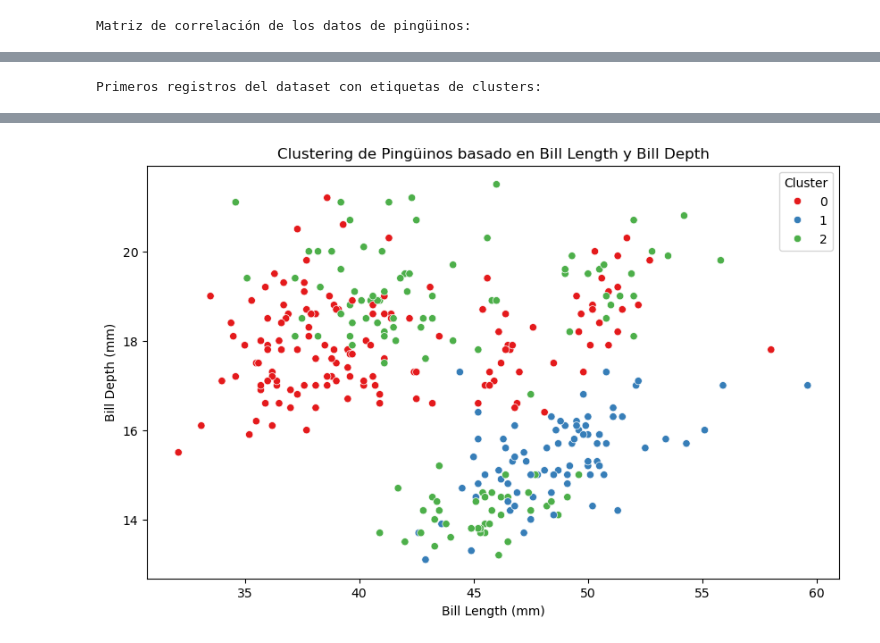
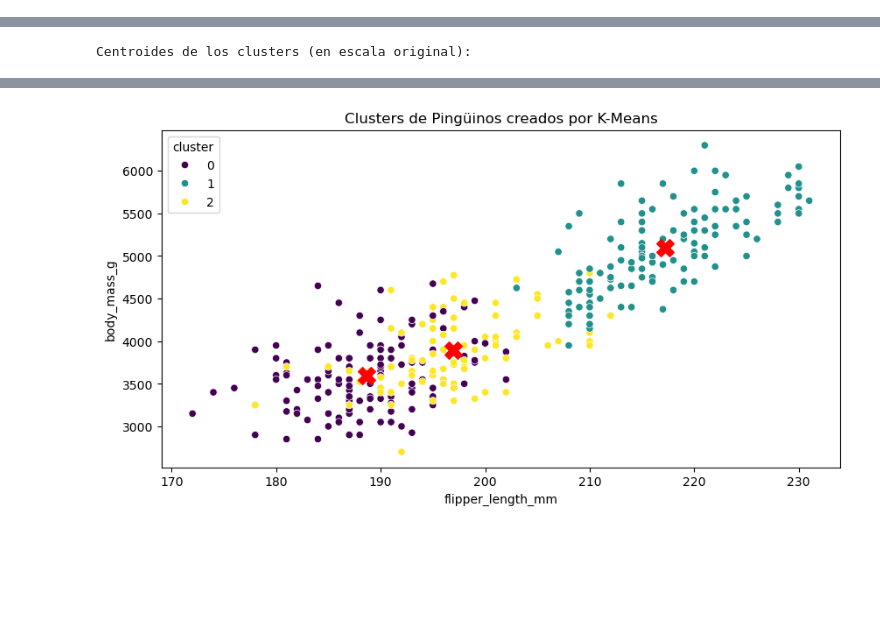
Before and after one commit to pprezp/DSRN_UAEMEX, a Jupyter notebook: Modulo_03/Proyecto/Palmer_Penguins.ipynb, the cells around one changed output, grey strips where cells are left out. Drawn from its saved outputs; the diff is of its cells as text; code cells hidden in the pictures; blank space fills up the shorter version.

```diff
--- a/Modulo_03/Proyecto/Palmer_Penguins.ipynb
+++ b/Modulo_03/Proyecto/Palmer_Penguins.ipynb
@@ -1,54 +1,51 @@
 # %%
-# Importando librerías necesarias
+# Importando las librerías necesarias
+
+import seaborn as sns
 import pandas as pd
-import seaborn as sns
 import matplotlib.pyplot as plt
+import numpy as np
+from sklearn.tree import DecisionTreeClassifier, plot_tree
+from sklearn.metrics import classification_report
 from sklearn.cluster import KMeans
+from sklearn.preprocessing import StandardScaler
+from sklearn.model_selection import train_test_split
+from sklearn.svm import SVC
 
-
-# Cargando el dataset de pingüinos
+# Cargando el dataser
 df = sns.load_dataset('penguins')
 
-# Mostrando las primeras filas del dataset
-print('Primeros registros del dataset de pingüinos:')
-display(df.head())
+# Limpiando los datos (eliminando filas con valores faltantes)
+df_clean = df.dropna().copy()
 
-# Preprocesando la informacion y limpiandola
-df_sin_NAN = df.dropna()
+# Seleccionando las características numéricas para el clustering
+caracteristicas = ['bill_length_mm', 'bill_depth_mm', 'flipper_length_mm', 'body_mass_g']
+X = df_clean[caracteristicas]
+y = df_clean['species']
 
-df_cat = pd.get_dummies(df_sin_NAN, columns=['island'], prefix='island', dtype=int)
-df_cat['sex'] = df_cat['sex'].map({'Male': 1, 'Female': 0})
+# Verificar que los datos estén correctos antes de escalar
+print("Primeras filas de las características seleccionadas:")
+display(X.head(5))
 
-# Mostrando las primeras filas del dataset preprocesado con one-hot encoding y label encoding
-display(df_cat.head(15))
+# Verificar la correlación entre las características antes de escalar
+print("Matriz de correlación entre las características:")
+display(X.corr('pearson'))
 
-df_cat.drop(columns=['species'], inplace=True)
+# Escalar los datos (Crucial para K-Means porque el peso está en gramos y el pico en mm)
+scaler = StandardScaler()
+X_escalado = scaler.fit_transform(X)
 
-# Mostrando la matriz de correlación
-print("Matriz de correlación de los datos de pingüinos:")
-display(df_cat.corr('pearson'))
+# Configurar y entrenar K-Means (usamos 3 clusters porque hay 3 especies de pingüinos)
+kmeans = KMeans(n_clusters=3, random_state=42, n_init=10)
+df_clean['cluster'] = kmeans.fit_predict(X_escalado)
 
-# Realizando un KMEANS con K=3
-
-# Seleccionando las características para el clustering
-X = df_cat.values
-# Aplicando KMeans con K=3
-kmeans = KMeans(n_clusters=3, random_state=42)
-kmeans.fit(X)
-# Obteniendo las etiquetas de los clusters
-labels = kmeans.labels_
-# Agregando las etiquetas al DataFrame original
-df_cat['Cluster'] = labels
-# Mostrando las primeras filas del DataFrame con las etiquetas de los clusters
-print("Primeros registros del dataset con etiquetas de clusters:")
-display(df_cat.head())
-# Visualizando los clusters utilizando un par de características
-plt.figure(figsize=(10, 6))
-sns.scatterplot(data=df_cat, x='bill_length_mm', y='bill_depth_mm',
-                hue='Cluster', palette='Set1')
-plt.title('Clustering de Pingüinos basado en Bill Length y Bill Depth')
-plt.xlabel('Bill Length (mm)')
-plt.ylabel('Bill Depth (mm)')
-plt.legend(title='Cluster')
+# Visualizar el resultado (Comparando Aleta vs Pico)
+print("Centroides de los clusters (en escala original):")
+plt.figure(figsize=(10, 5))
+sns.scatterplot(data=df_clean, x='flipper_length_mm', y='body_mass_g', hue='cluster', palette='viridis', )
+plt.scatter(kmeans.cluster_centers_[:, 2] * scaler.scale_[2] + scaler.mean_[2],
+            kmeans.cluster_centers_[:, 3] * scaler.scale_[3] + scaler.mean_[3],
+            s=200, c='red', marker='X', label='Centroides')
+plt.title('Clusters de Pingüinos creados por K-Means')
 plt.show()
 # %% [output]
@@ -78 +64,0 @@ Primeros registros del dataset de pingüinos:
-Matriz de correlación de los datos de pingüinos:
@@ -88 +65 @@ Matriz de correlación de los datos de pingüinos:
-Primeros registros del dataset con etiquetas de clusters:
+Centroides de los clusters (en escala original):
@@ -95 +66 @@ Primeros registros del dataset con etiquetas de clusters:
-[figure, old version]
+[figure, new version]
```
Also changed, not shown: parts of 8 cells of this notebook.
